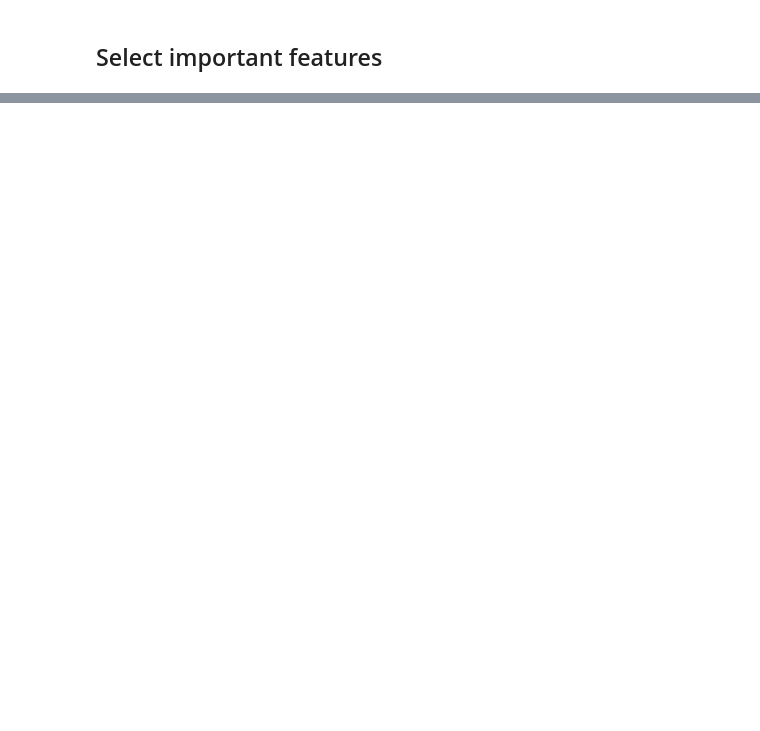
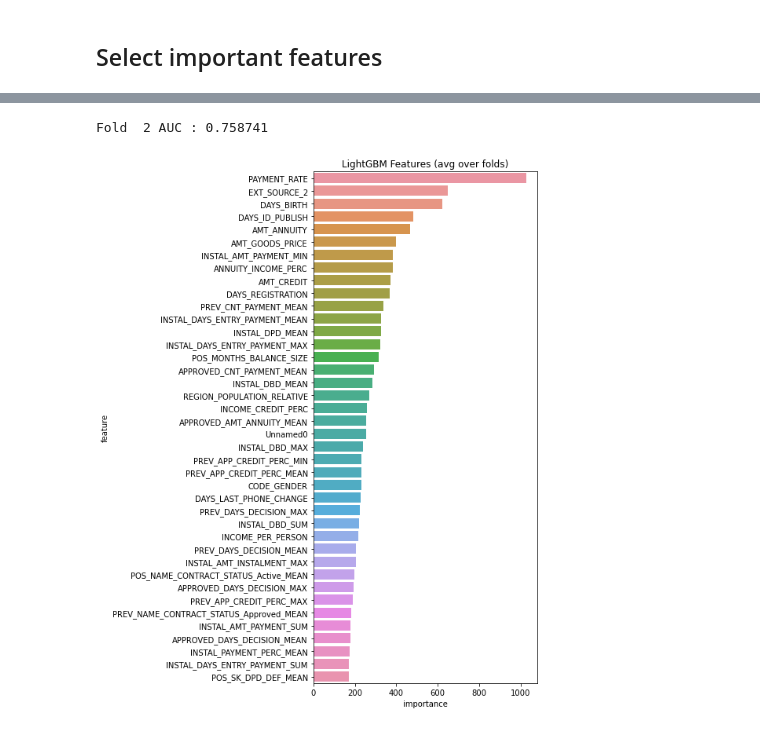
Before and after one commit to NOMEZA/projet_7_repository, a Jupyter notebook: python_preprocessing/training_model_V2.ipynb, the cells around one changed output, grey strips where cells are left out. Cells and saved outputs as stored; diff of their text form; code cells hidden in the pictures; blank space fills up the shorter version.

Commit message:
training model clean + preprocessing without smote

```diff
--- a/python_preprocessing/training_model_V2.ipynb
+++ b/python_preprocessing/training_model_V2.ipynb
@@ -128,2 +49,0 @@ array([0.32856631, 0.03620141, 0.03433259, 0.03422238, 0.0334177 ,
-# %%
-X_train = X_train.drop("Unnamed: 0", axis=1)
@@ -166,2 +49,0 @@ col_useful = np.array(X_train.columns)[indices]
-# %%
-X_train = X_train[col_useful]
@@ -169,0 +103,26 @@ Create cost function
+# %%
+oof_preds[valid_idx] = clf.predict_proba(valid_x, num_iteration=clf.best_iteration_)[:, 1]
+sub_preds += clf.predict_proba(X_test[feats], num_iteration=clf.best_iteration_)[:, 1] / folds.n_splits
+
+fold_importance_df = pd.DataFrame()
+fold_importance_df["feature"] = feats
+fold_importance_df["importance"] = clf.feature_importances_
+fold_importance_df["fold"] = n_fold + 1
+feature_importance_df = pd.concat([feature_importance_df, fold_importance_df], axis=0)
+print('Fold %2d AUC : %.6f' % (n_fold + 1, roc_auc_score(valid_y, oof_preds[valid_idx])))
+# %% [output]
+Fold  2 AUC : 0.758741
+# %%
+def display_importances(feature_importance_df_):
+    cols = feature_importance_df_[["feature", "importance"]].groupby("feature").mean().sort_values(by="importance", ascending=False)[:40].index
+    best_features = feature_importance_df_.loc[feature_importance_df_.feature.isin(cols)]
+    plt.figure(figsize=(8, 10))
+    sns.barplot(x="importance", y="feature", data=best_features.sort_values(by="importance", ascending=False))
+    plt.title('LightGBM Features (avg over folds)')
+    plt.tight_layout()
+    plt.savefig('lgbm_importances01.png')
+    return best_features.sort_values(by="importance", ascending=False)
+# %%
+name_good_features = display_importances(feature_importance_df)
+# %% [output]
+[figure, added]
```
Also changed, not shown: parts of 98 cells of this notebook, 2 other files.
